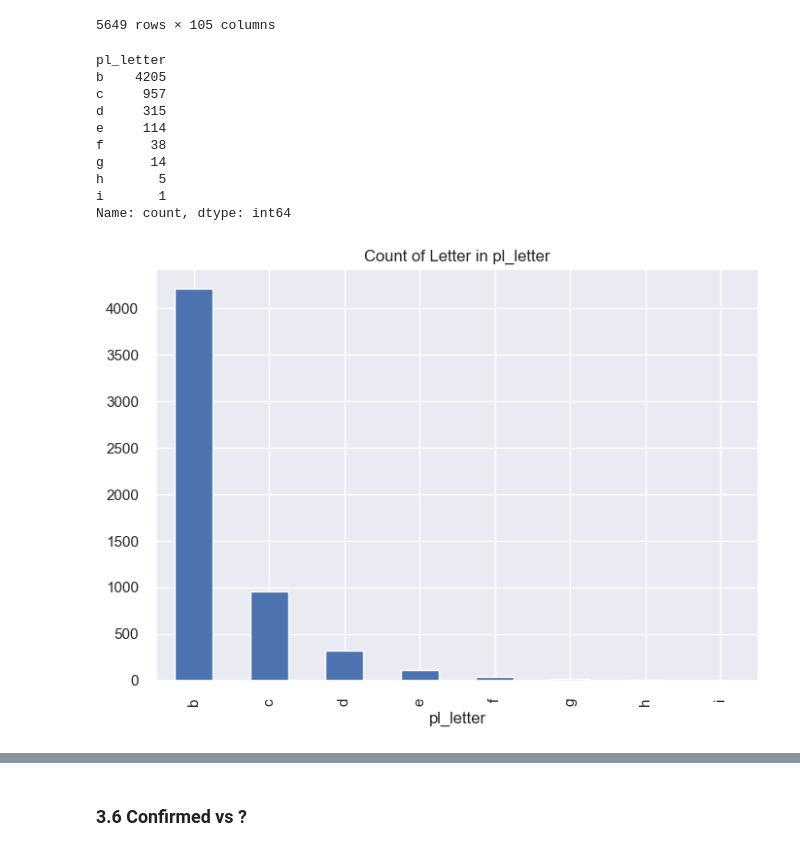
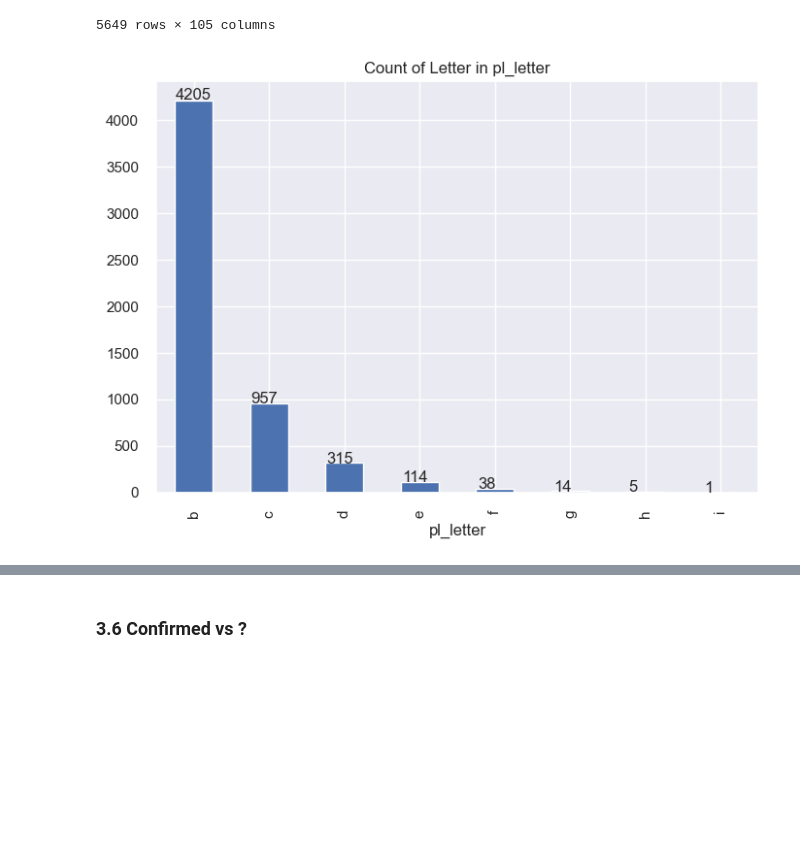
Before and after one commit to albertoseleto/exoplanets-classifier, a Jupyter notebook: thesis.ipynb, the cells around one changed output, grey strips where cells are left out. Drawn from its saved outputs; the diff is of its cells as text; code cells hidden in the pictures; blank space fills up the shorter version.

```diff
--- a/thesis.ipynb
+++ b/thesis.ipynb
@@ -334,21 +334,20 @@ df_filtered_3
 | 36088 | 36089 | ups Leo b | ups Leo | b | NaN | NaN | TIC 49430557 | Gaia DR2 3794167001116433152 | 1 | 1 | ... |
 | 36091 | 36092 | xi Aql b | xi Aql | b | HD 188310 | HIP 97938 | TIC 375464367 | Gaia DR2 4298361114750843904 | 1 | 1 | ... |
 5649 rows × 105 columns
-# %%
-df_filtered_3['pl_letter'].value_counts().plot.bar(title='Count of Letter in pl_letter')
-df_filtered_3['pl_letter'].value_counts()
-# %% [output]
-pl_letter
-b    4205
-c     957
-d     315
-e     114
-f      38
-g      14
-h       5
-i       1
-Name: count, dtype: int64
-[figure, removed]
+# %%
+import matplotlib.pyplot as plt
+
+# Plot the bar chart
+ax = df_filtered_3['pl_letter'].value_counts().plot.bar(title='Count of Letter in pl_letter')
+
+# Annotate each bar with the count
+for p in ax.patches:
+    ax.annotate(str(p.get_height()), (p.get_x() * 1.005, p.get_height() * 1.005))
+
+# Show the plot
+plt.show()
+# %% [output]
+[figure, added]
 # %%
 import pandas as pd
 import matplotlib.pyplot as plt
```
Also changed, not shown: parts of 1 cell of this notebook.
